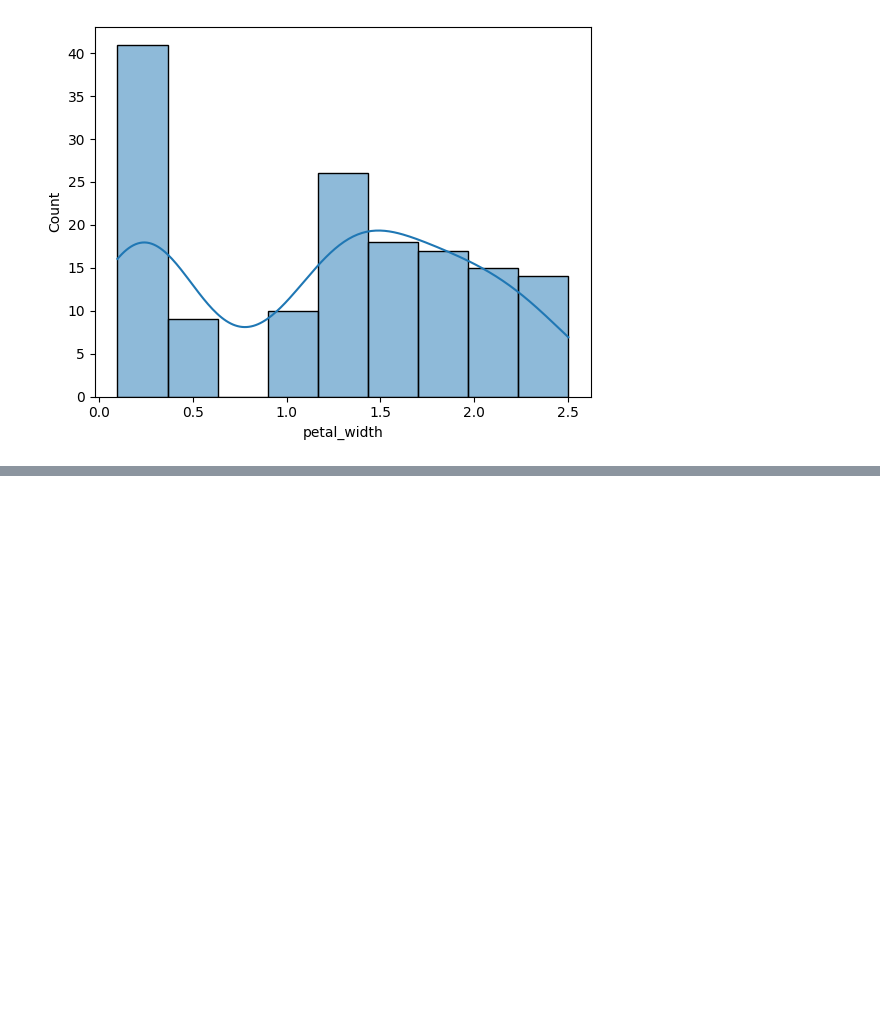
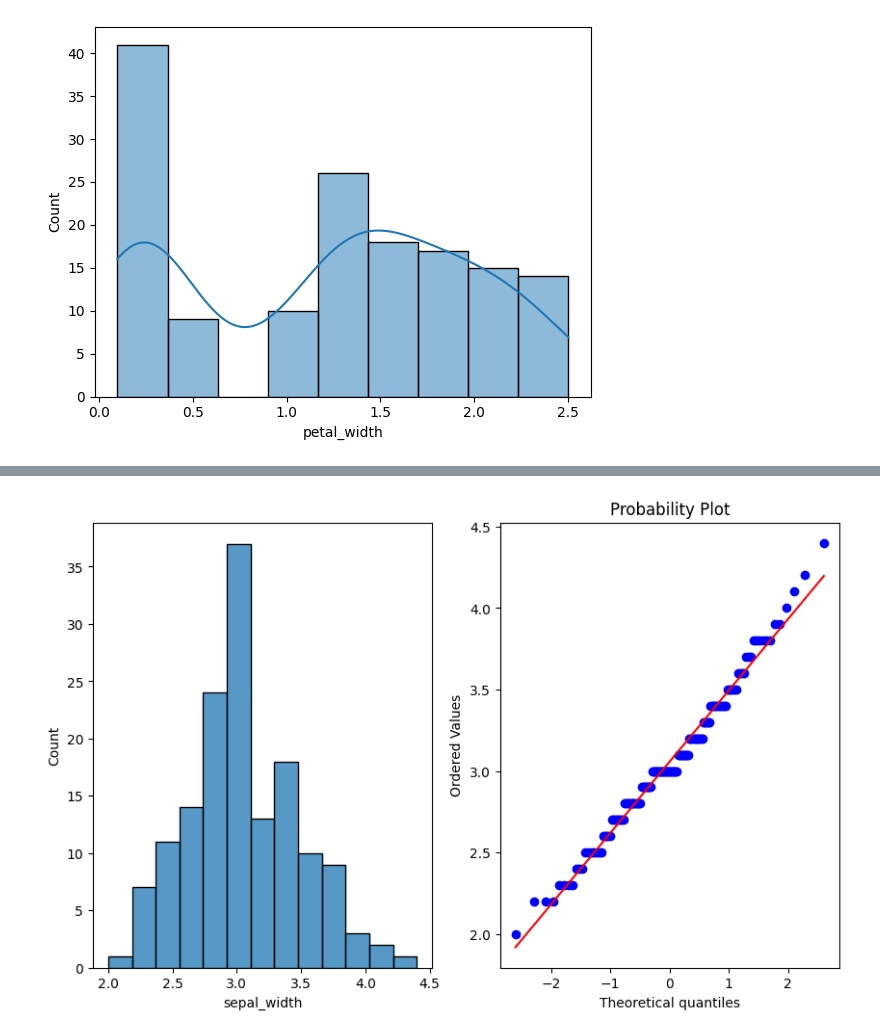
Before and after one commit to SaurabhSSB/statistics_basics, a Jupyter notebook: src/practical_implementation.ipynb, the cells around one changed output, grey strips where cells are left out. Saved outputs shown, nothing was run; the diff lists cells and outputs as text; code cells hidden in the pictures; blank space fills up the shorter version.

```diff
--- a/src/practical_implementation.ipynb
+++ b/src/practical_implementation.ipynb
@@ -142,0 +160,4 @@ sns.histplot(np.log(x_log),kde= True)
+# %%
+plot_data(df["sepal_width"])
+# %% [output]
+[figure, added]
```
Also changed, not shown: parts of 15 cells of this notebook.
